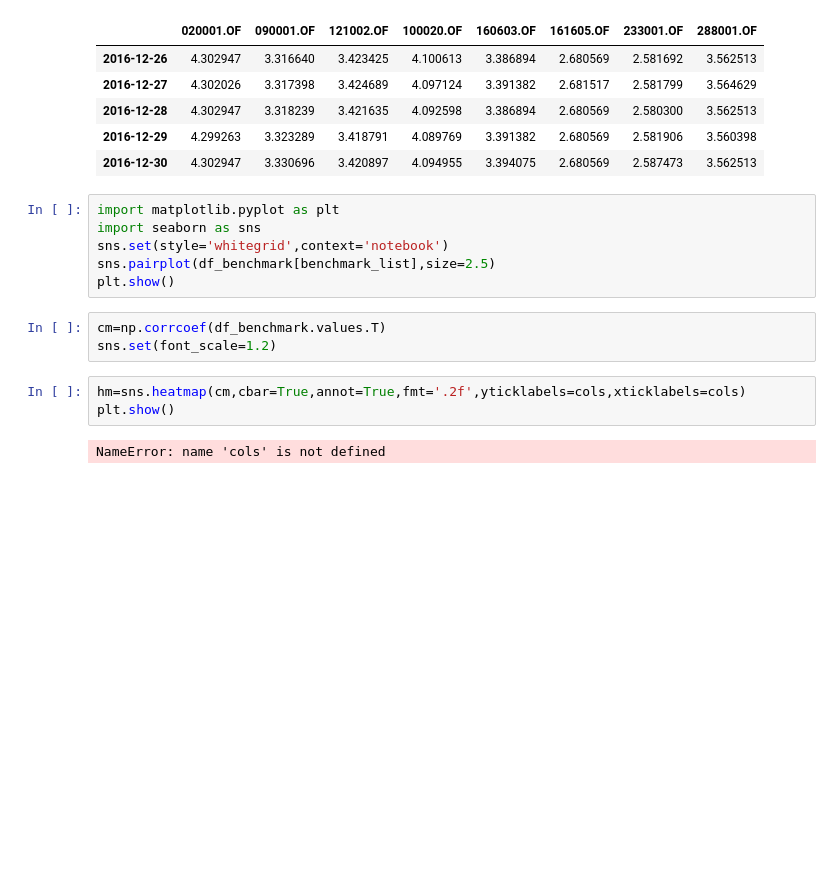
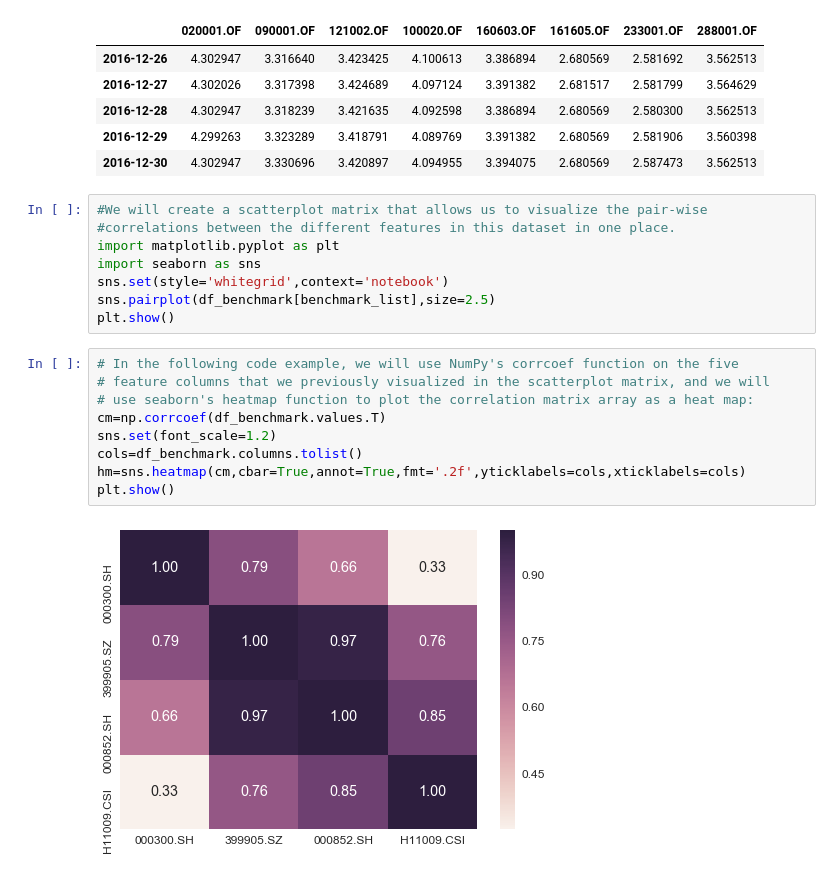
Before and after one commit to 1501213456/2016.M3.TQF-ML.FundPerformanceAttribution, a Jupyter notebook: FundPerformanceAttribution.ipynb, the cells around one changed output. Saved outputs shown, nothing was run; the diff lists cells and outputs as text; blank space fills up the shorter version.

```diff
--- a/FundPerformanceAttribution.ipynb
+++ b/FundPerformanceAttribution.ipynb
@@ -48,17 +50,22 @@ df_activefunds.tail()
 | 2016-12-29 | 4.299263 | 3.323289 | 3.418791 | 4.089769 | 3.391382 | 2.680569 | 2.581906 | 3.560398 |
 | 2016-12-30 | 4.302947 | 3.330696 | 3.420897 | 4.094955 | 3.394075 | 2.680569 | 2.587473 | 3.562513 |
 # %%
+#We will create a scatterplot matrix that allows us to visualize the pair-wise
+#correlations between the different features in this dataset in one place.
 import matplotlib.pyplot as plt
 import seaborn as sns
 sns.set(style='whitegrid',context='notebook')
 sns.pairplot(df_benchmark[benchmark_list],size=2.5)
 plt.show()
-# %%
-cm=np.corrcoef(df_benchmark.values.T)
-sns.set(font_scale=1.2)
-# %%
-hm=sns.heatmap(cm,cbar=True,annot=True,fmt='.2f',yticklabels=cols,xticklabels=cols)
-plt.show()
-# %% [output]
-NameError: name 'cols' is not defined
+# %%
+# In the following code example, we will use NumPy's corrcoef function on the five
+# feature columns that we previously visualized in the scatterplot matrix, and we will
+# use seaborn's heatmap function to plot the correlation matrix array as a heat map:
+cm=np.corrcoef(df_benchmark.values.T)
+sns.set(font_scale=1.2)
+cols=df_benchmark.columns.tolist()
+hm=sns.heatmap(cm,cbar=True,annot=True,fmt='.2f',yticklabels=cols,xticklabels=cols)
+plt.show()
+# %% [output]
+[figure, added]
 # %%
```
Also changed, not shown: parts of 3 cells of this notebook.
